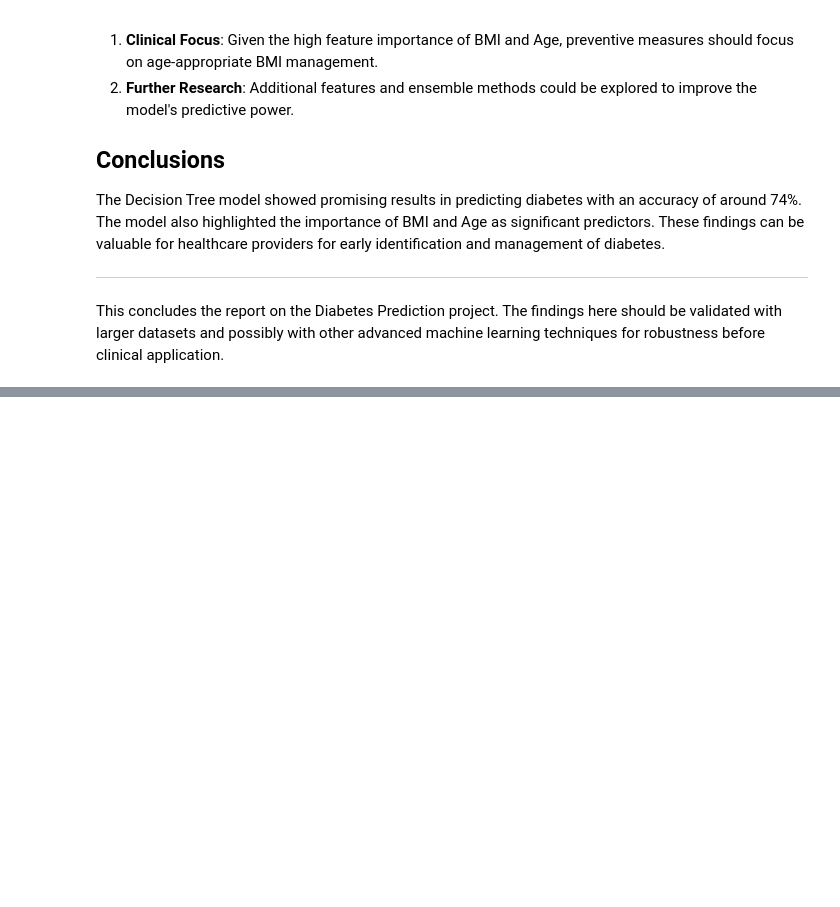
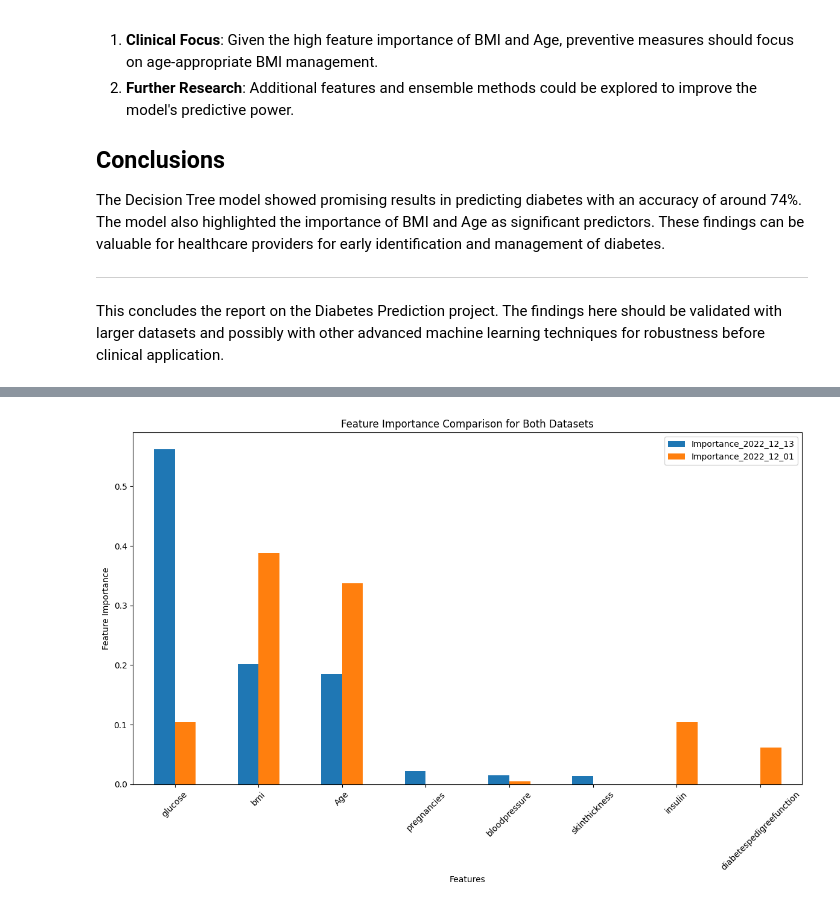
Before and after one commit to JernauMoratGurgeh666/Diabetes_Analysis, a Jupyter notebook: Diabetes_Challenge.ipynb, the cells around one changed output, grey strips where cells are left out. Saved outputs shown, nothing was run; the diff lists cells and outputs as text; code cells hidden in the pictures; blank space fills up the shorter version.

```diff
--- a/Diabetes_Challenge.ipynb
+++ b/Diabetes_Challenge.ipynb
@@ -483,0 +973,14 @@ This concludes the report on the Diabetes Prediction project. The findings here
+# %%
+# Extract feature importance from the final Decision Tree model
+feature_importance = final_decision_tree_model.feature_importances_
+
+# Create a DataFrame to hold feature names and their importance values
+feature_importance_df = pd.DataFrame({
+    'Feature': X_train_2022_12_13.columns,
+    'Importance': feature_importance
+})
+
+# Sort the DataFrame by the importance values
+feature_importance_df = feature_importance_df.sort_values(by='Importance', ascending=False)
+
+feature_importance_df
@@ -483,0 +997,33 @@ This concludes the report on the Diabetes Prediction project. The findings here
+# %%
+# Train the final Decision Tree model for the "2022-12-01" dataset with the same best parameters
+final_decision_tree_model_2022_12_01 = DecisionTreeClassifier(
+    max_depth=final_best_params['max_depth'],
+    min_samples_leaf=final_best_params['min_samples_leaf'],
+    min_samples_split=final_best_params['min_samples_split'],
+    random_state=42)
+final_decision_tree_model_2022_12_01.fit(X_train_2022_12_01, y_train_2022_12_01)
+
+# Extract feature importance for the "2022-12-01" dataset
+feature_importance_2022_12_01 = final_decision_tree_model_2022_12_01.feature_importances_
+
+# Create a DataFrame to hold feature names and their importance values for both datasets
+feature_importance_df_both = pd.DataFrame({
+    'Feature': X_train_2022_12_13.columns,
+    'Importance_2022_12_13': feature_importance,
+    'Importance_2022_12_01': feature_importance_2022_12_01
+})
+
+# Sort the DataFrame by the importance values for the "2022-12-13" dataset
+feature_importance_df_both = feature_importance_df_both.sort_values(by='Importance_2022_12_13', ascending=False)
+
+# Plotting the feature importances for both datasets
+fig, ax = plt.subplots(figsize=(12, 8))
+feature_importance_df_both.plot(kind='bar', x='Feature', y=['Importance_2022_12_13', 'Importance_2022_12_01'], ax=ax)
+plt.title('Feature Importance Comparison for Both Datasets')
+plt.ylabel('Feature Importance')
+plt.xlabel('Features')
+plt.xticks(rotation=45)
+plt.tight_layout()
+plt.show()
+# %% [output]
+[figure, added]
```
Also changed, not shown: parts of 23 cells of this notebook, 5 other files.
